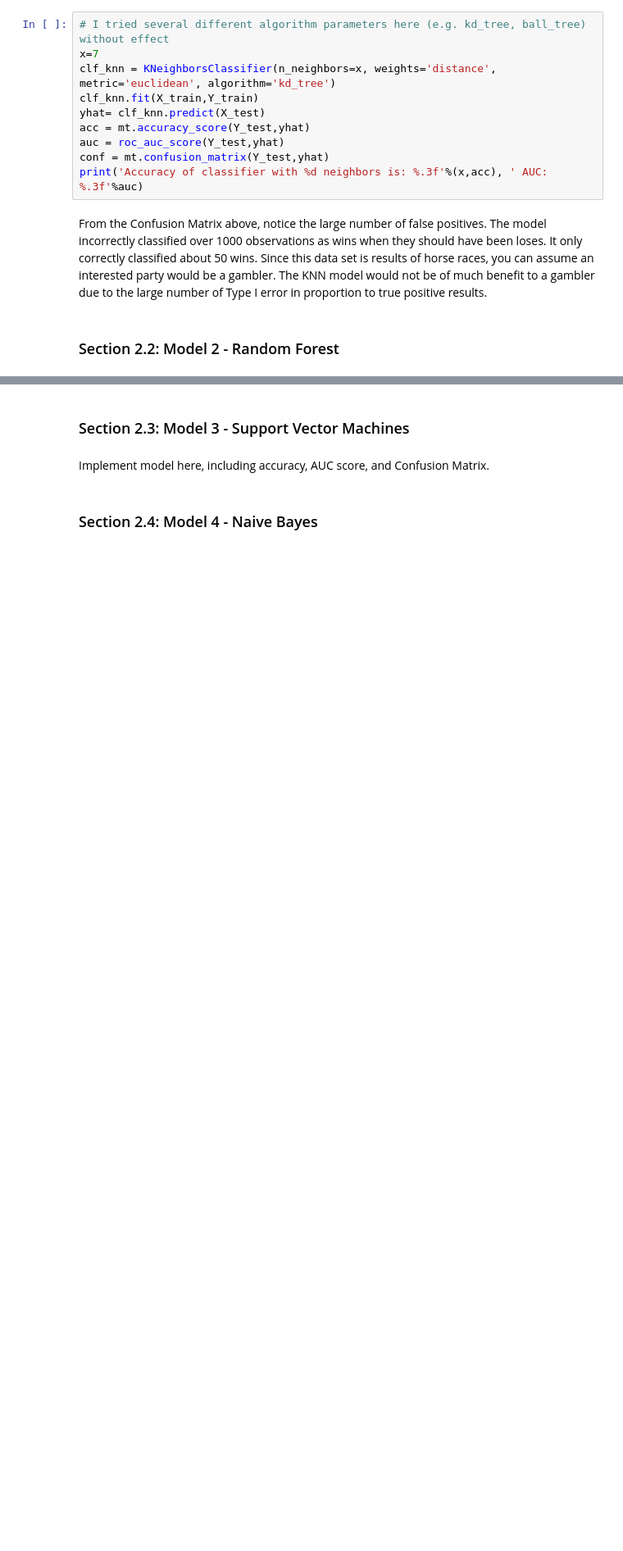
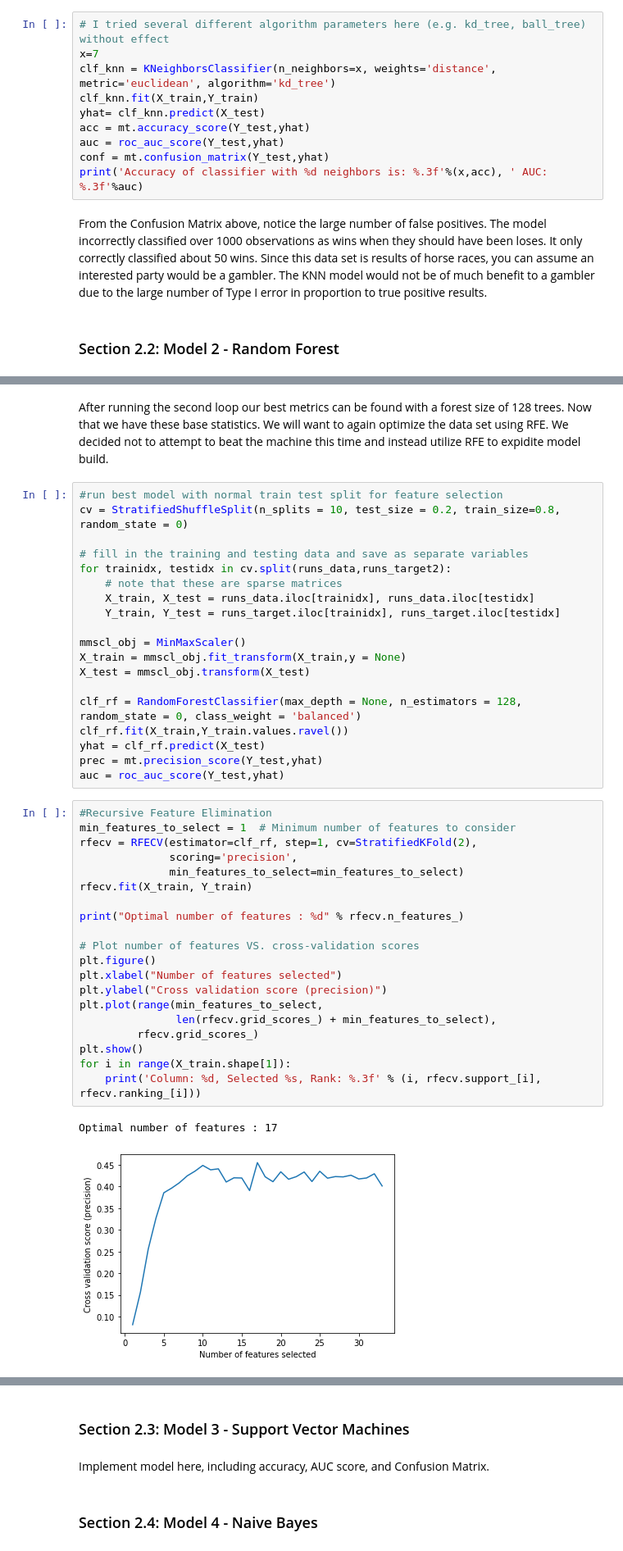
Before and after one commit to C-Stewart-GH/Hong_Kong_Horse_Racing_Project, a Jupyter notebook: Project2/Project 2 Group Book-Nathan.ipynb, the cells around one changed output, grey strips where cells are left out. Shown at 82% size. Drawn from its saved outputs; the diff is of its cells as text; blank space fills up the shorter version.

```diff
--- a/Project2/Project 2 Group Book-Nathan.ipynb
+++ b/Project2/Project 2 Group Book-Nathan.ipynb
@@ -216,0 +653,44 @@ Implement model here, including accuracy, AUC score, and Confusion Matrix.
+# %% [markdown]
+After running the second loop our best metrics can be found with a forest size of 128 trees. Now that we have these base statistics. We will want to again optimize the data set using RFE. We decided not to attempt to beat the machine this time and instead utilize RFE to expidite model build.
+# %%
+#run best model with normal train test split for feature selection
+cv = StratifiedShuffleSplit(n_splits = 10, test_size = 0.2, train_size=0.8, random_state = 0)
+
+# fill in the training and testing data and save as separate variables
+for trainidx, testidx in cv.split(runs_data,runs_target2):
+    # note that these are sparse matrices
+    X_train, X_test = runs_data.iloc[trainidx], runs_data.iloc[testidx]
+    Y_train, Y_test = runs_target.iloc[trainidx], runs_target.iloc[testidx]
+
+mmscl_obj = MinMaxScaler()
+X_train = mmscl_obj.fit_transform(X_train,y = None)
+X_test = mmscl_obj.transform(X_test)
+
+clf_rf = RandomForestClassifier(max_depth = None, n_estimators = 128, random_state = 0, class_weight = 'balanced')
+clf_rf.fit(X_train,Y_train.values.ravel())
+yhat = clf_rf.predict(X_test)
+prec = mt.precision_score(Y_test,yhat)
+auc = roc_auc_score(Y_test,yhat)
+# %%
+#Recursive Feature Elimination
+min_features_to_select = 1  # Minimum number of features to consider
+rfecv = RFECV(estimator=clf_rf, step=1, cv=StratifiedKFold(2),
+              scoring='precision',
+              min_features_to_select=min_features_to_select)
+rfecv.fit(X_train, Y_train)
+
+print("Optimal number of features : %d" % rfecv.n_features_)
+
+# Plot number of features VS. cross-validation scores
+plt.figure()
+plt.xlabel("Number of features selected")
+plt.ylabel("Cross validation score (precision)")
+plt.plot(range(min_features_to_select,
+               len(rfecv.grid_scores_) + min_features_to_select),
+         rfecv.grid_scores_)
+plt.show()
+for i in range(X_train.shape[1]):
+    print('Column: %d, Selected %s, Rank: %.3f' % (i, rfecv.support_[i], rfecv.ranking_[i]))
+# %% [output]
+Optimal number of features : 17
+[figure, added]
```
Also changed, not shown: parts of 47 cells of this notebook, 1 other file.
